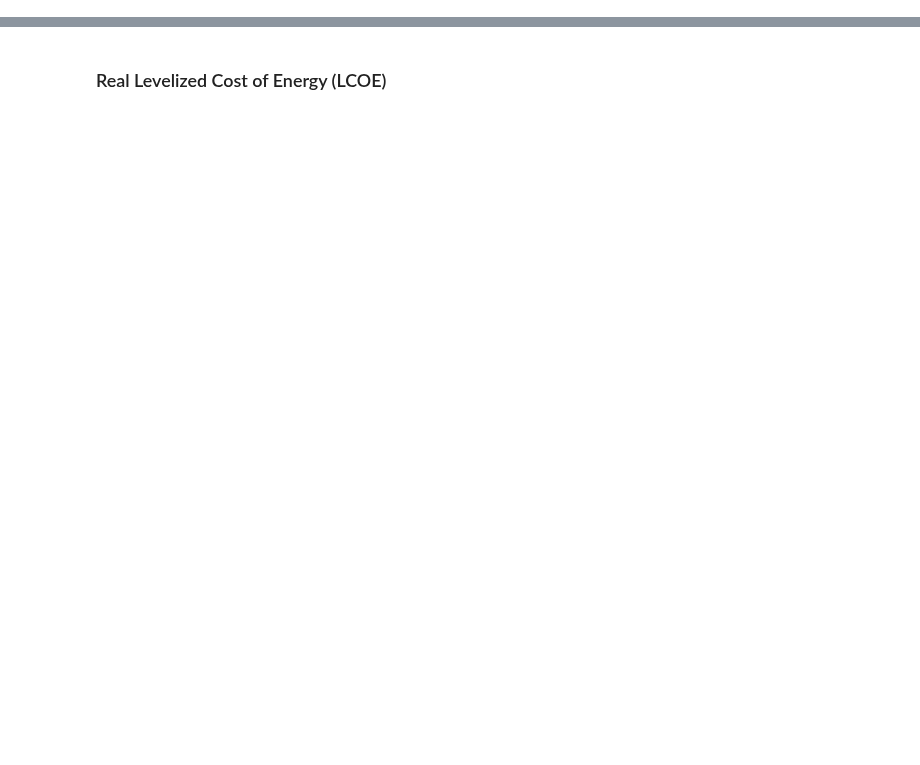
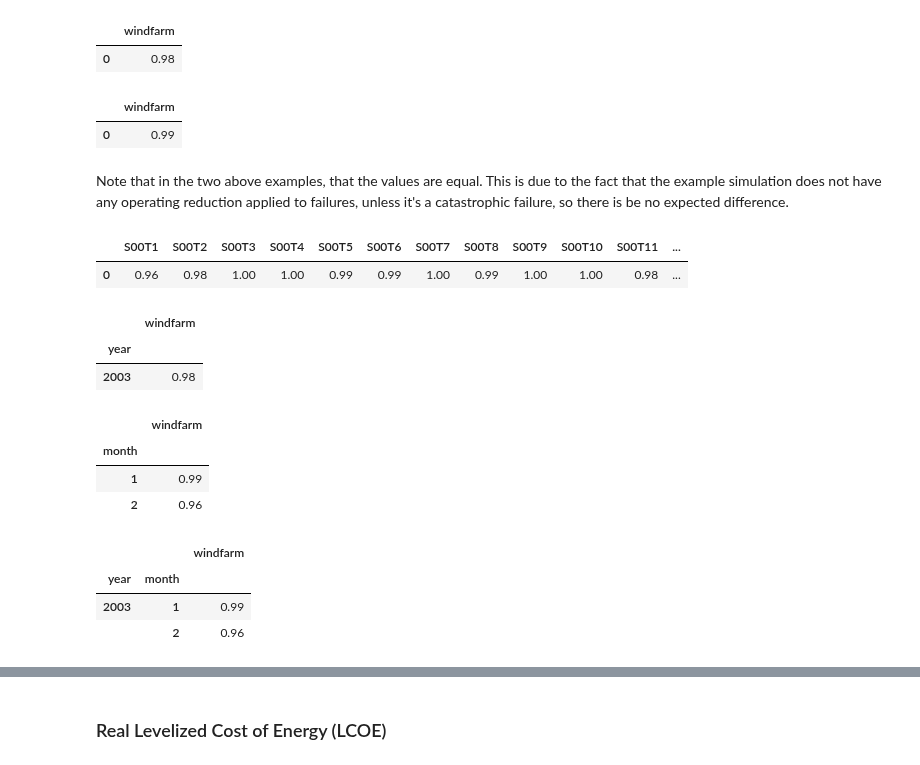
Before and after one commit to WISDEM/WOMBAT, a Jupyter notebook: docs/jupyter_execute/examples/metrics_demonstration.ipynb, the cells around one changed output, grey strips where cells are left out. Saved outputs shown, nothing was run; the diff lists cells and outputs as text; code cells hidden in the pictures; blank space fills up the shorter version.

Commit message:
update examples documentation

```diff
--- a/docs/jupyter_execute/examples/metrics_demonstration.ipynb
+++ b/docs/jupyter_execute/examples/metrics_demonstration.ipynb
@@ -1190,0 +117,42 @@ No SAM inputs were provided, and 'pysam_npv()' cannot be calculated!
+# %%
+style(metrics.time_based_availability(frequency="project", by="windfarm"))
+# %% [output]
+|  | windfarm |
+| 0 | 0.98 |
+# %%
+style(metrics.production_based_availability(frequency="project", by="windfarm"))
+# %% [output]
+|  | windfarm |
+| 0 | 0.99 |
+# %% [markdown]
+Note that in the two above examples, that the values are equal. This is due to the fact that the example simulation does not have any operating reduction applied to failures, unless it's a catastrophic failure, so
+there is be no expected difference.
+# %%
+# Demonstrate the by turbine granularity
+style(metrics.time_based_availability(frequency="project", by="turbine"))
+# %% [output]
+|  | S00T1 | S00T2 | S00T3 | S00T4 | S00T5 | S00T6 | S00T7 | S00T8 | S00T9 | S00T10 | S00T11 | ... |
+| 0 | 0.96 | 0.98 | 1.00 | 1.00 | 0.99 | 0.99 | 1.00 | 0.99 | 1.00 | 1.00 | 0.98 | ... |
+# %%
+# Demonstrate the annualized outputs
+style(metrics.time_based_availability(frequency="annual", by="windfarm"))
+# %% [output]
+|  | windfarm |
+| year |  |
+| 2003 | 0.98 |
+# %%
+# Demonstrate the month aggregations
+style(metrics.time_based_availability(frequency="monthly", by="windfarm"))
+# %% [output]
+|  | windfarm |
+| month |  |
+| 1 | 0.99 |
+| 2 | 0.96 |
+# %%
+# Demonstrate the granular monthly reporting
+style(metrics.time_based_availability(frequency="month-year", by="windfarm"))
+# %% [output]
+|  |  | windfarm |
+| year | month |  |
+| 2003 | 1 | 0.99 |
+|  | 2 | 0.96 |
```
Also changed, not shown: parts of 139 cells of this notebook, 11 other files.
